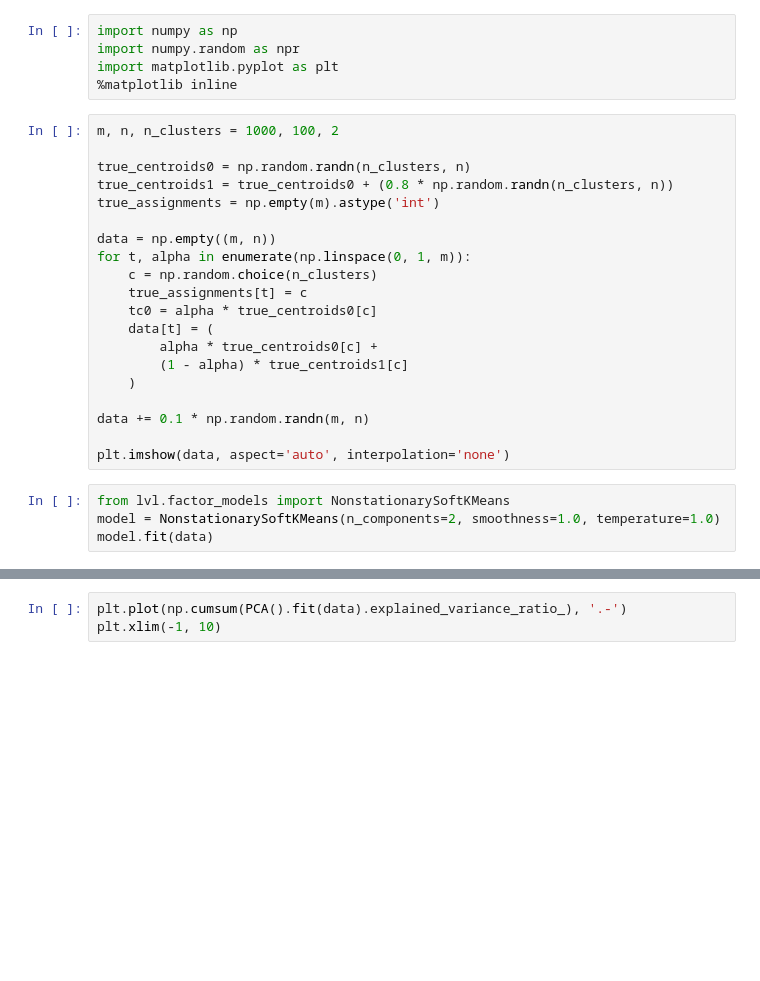
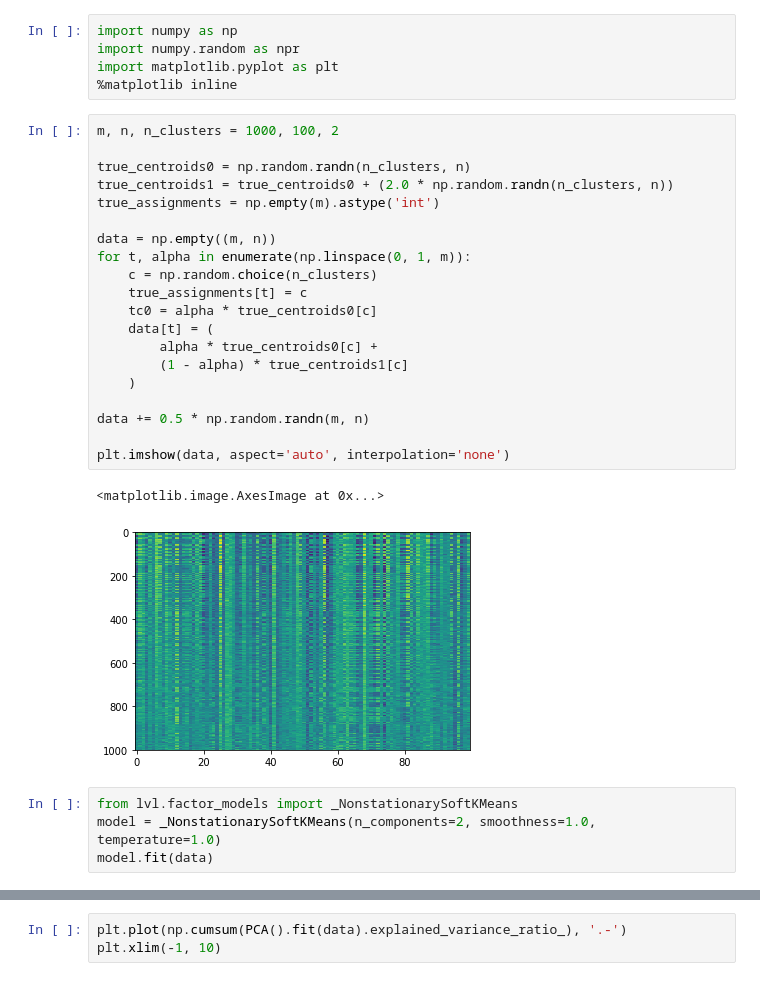
Before and after one commit to ahwillia/lvl, a Jupyter notebook: examples/MovingKMeans.ipynb, the cells around one changed output, grey strips where cells are left out. Drawn from its saved outputs; the diff is of its cells as text; blank space fills up the shorter version.

```diff
--- a/examples/MovingKMeans.ipynb
+++ b/examples/MovingKMeans.ipynb
@@ -6,26 +6,29 @@ import matplotlib.pyplot as plt
 # %%
 m, n, n_clusters = 1000, 100, 2
 
 true_centroids0 = np.random.randn(n_clusters, n)
-true_centroids1 = true_centroids0 + (0.8 * np.random.randn(n_clusters, n))
+true_centroids1 = true_centroids0 + (2.0 * np.random.randn(n_clusters, n))
 true_assignments = np.empty(m).astype('int')
 
 data = np.empty((m, n))
 for t, alpha in enumerate(np.linspace(0, 1, m)):
     c = np.random.choice(n_clusters)
     true_assignments[t] = c
     tc0 = alpha * true_centroids0[c]
     data[t] = (
         alpha * true_centroids0[c] +
         (1 - alpha) * true_centroids1[c]
     )
 
-data += 0.1 * np.random.randn(m, n)
+data += 0.5 * np.random.randn(m, n)
 
 plt.imshow(data, aspect='auto', interpolation='none')
+# %% [output]
+<matplotlib.image.AxesImage at 0x...>
+[figure, added]
 # %%
-from lvl.factor_models import NonstationarySoftKMeans
-model = NonstationarySoftKMeans(n_components=2, smoothness=1.0, temperature=1.0)
+from lvl.factor_models import _NonstationarySoftKMeans
+model = _NonstationarySoftKMeans(n_components=2, smoothness=1.0, temperature=1.0)
 model.fit(data)
 # %%
 plt.imshow(model.predict(), aspect='auto', interpolation='none')
```
Also changed, not shown: parts of 2 cells of this notebook, 1 other file.
